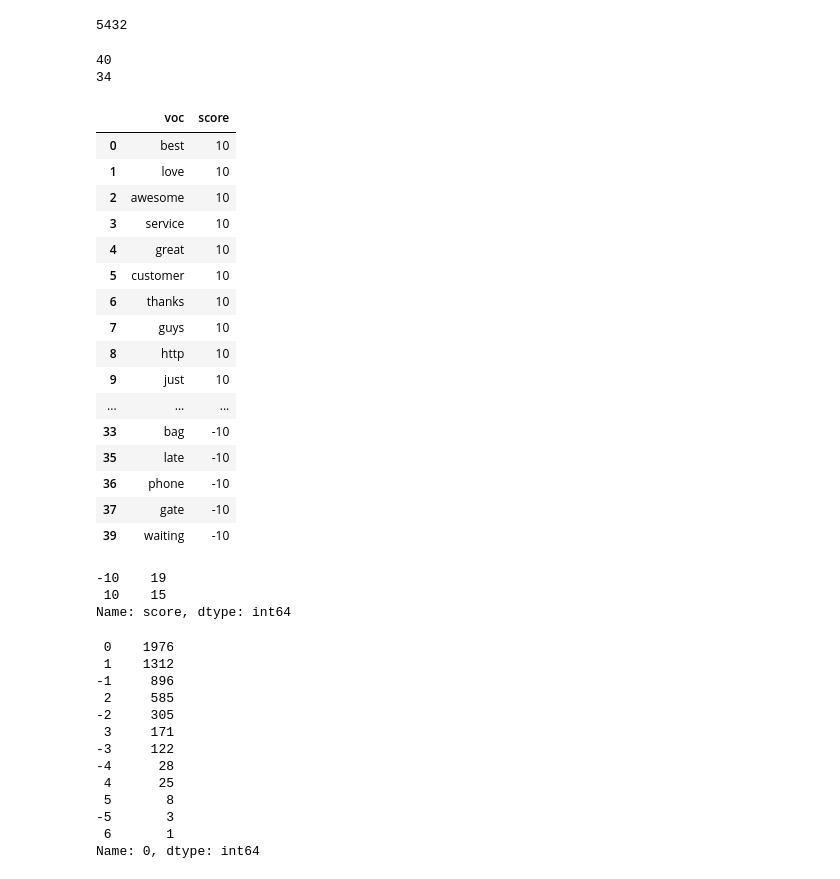
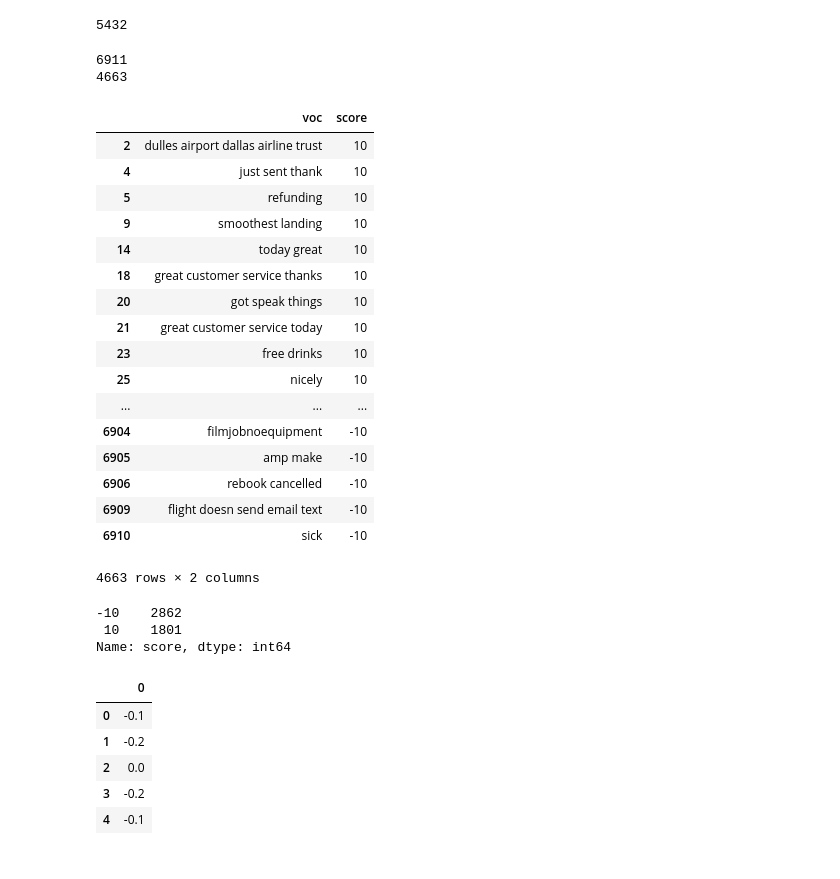
Before and after one commit to cmyoung0718/dsi-sea-project07, a Jupyter notebook: starter-code/Project 7.ipynb, the cells around one changed output. Cells and saved outputs as stored; diff of their text form; code cells hidden in the pictures.

Commit message:
0.80 Score

```diff
--- a/starter-code/Project 7.ipynb
+++ b/starter-code/Project 7.ipynb
@@ -355,14 +329,14 @@ len(posneg_df)
 mine = ['virginamerica', 'americanair','united', 'southwest', 'southwestair', 'delta', 'usairways','american']
 
 tfv = TfidfVectorizer(stop_words=text.ENGLISH_STOP_WORDS.union(mine), token_pattern='[a-zA-Z]{3,50}',
-                      ngram_range=(1,2), min_df=5, max_df=0.6, max_features=25)
+                      ngram_range=(1,5), min_df=2)
 X_neg = tfv.fit_transform(posneg_df[posneg_df['airline_sentiment'] == 'negative']['text'])
 X_dense_neg = pd.DataFrame(X_neg.todense())
 voc_neg = tfv.vocabulary_
 X_dense_neg.columns = voc_neg
 # %%
 tfv = TfidfVectorizer(stop_words=text.ENGLISH_STOP_WORDS.union(mine), token_pattern='[a-zA-Z]{3,50}',
-                      ngram_range=(1,2), min_df=5, max_df=0.6, max_features=15)
+                      ngram_range=(1,5), min_df=2)
 X_pos = tfv.fit_transform(posneg_df[posneg_df['airline_sentiment'] == 'positive']['text'])
 X_dense_pos = pd.DataFrame(X_pos.todense())
 voc_pos = tfv.vocabulary_
@@ -370,45 +344,46 @@ X_dense_pos.columns = voc_pos
 # %%
 score_listy = []
 voc_listy = []
 for i in voc_pos:
     voc_listy.append(i)
     score_listy.append(10)
 for i in voc_neg:
     voc_listy.append(i)
     score_listy.append(-10)
 
 scores = pd.DataFrame(voc_listy)
 scores['scores'] = score_listy
 scores.columns = ['voc', 'score']
 print len(scores)
-scores.drop_duplicates('voc', inplace=True)
+scores.drop_duplicates('voc', inplace=True, keep=False)
 print len(scores)
 scores
 # %% [output]
-40
-34
+6911
+4663
 |  | voc | score |
-| 0 | best | 10 |
-| 1 | love | 10 |
-| 2 | awesome | 10 |
-| 3 | service | 10 |
-| 4 | great | 10 |
-| 5 | customer | 10 |
-| 6 | thanks | 10 |
-| 7 | guys | 10 |
-| 8 | http | 10 |
-| 9 | just | 10 |
+| 2 | dulles airport dallas airline trust | 10 |
+| 4 | just sent thank | 10 |
+| 5 | refunding | 10 |
+| 9 | smoothest landing | 10 |
+| 14 | today great | 10 |
+| 18 | great customer service thanks | 10 |
+| 20 | got speak things | 10 |
+| 21 | great customer service today | 10 |
+| 23 | free drinks | 10 |
+| 25 | nicely | 10 |
 | ... | ... | ... |
-| 33 | bag | -10 |
-| 35 | late | -10 |
-| 36 | phone | -10 |
-| 37 | gate | -10 |
-| 39 | waiting | -10 |
+| 6904 | filmjobnoequipment | -10 |
+| 6905 | amp make | -10 |
+| 6906 | rebook cancelled | -10 |
+| 6909 | flight doesn send email text | -10 |
+| 6910 | sick | -10 |
+4663 rows × 2 columns
 # %%
 scores['score'].value_counts()
 # %% [output]
--10    19
- 10    15
+-10    2862
+ 10    1801
 Name: score, dtype: int64
 # %%
 weights = {}
@@ -429,18 +404,11 @@ for idx, i in enumerate(posneg_df['text']):
         weights[idx] = 0
 # %%
 weights = pd.DataFrame(weights.values())
-weights[0].value_counts()
+weights.head()
 # %% [output]
- 0    1976
- 1    1312
--1     896
- 2     585
--2     305
- 3     171
--3     122
--4      28
- 4      25
- 5       8
--5       3
- 6       1
-Name: 0, dtype: int64
+|  | 0 |
+| 0 | -0.1 |
+| 1 | -0.2 |
+| 2 | 0.0 |
+| 3 | -0.2 |
+| 4 | -0.1 |
```
Also changed, not shown: parts of 18 cells of this notebook.
